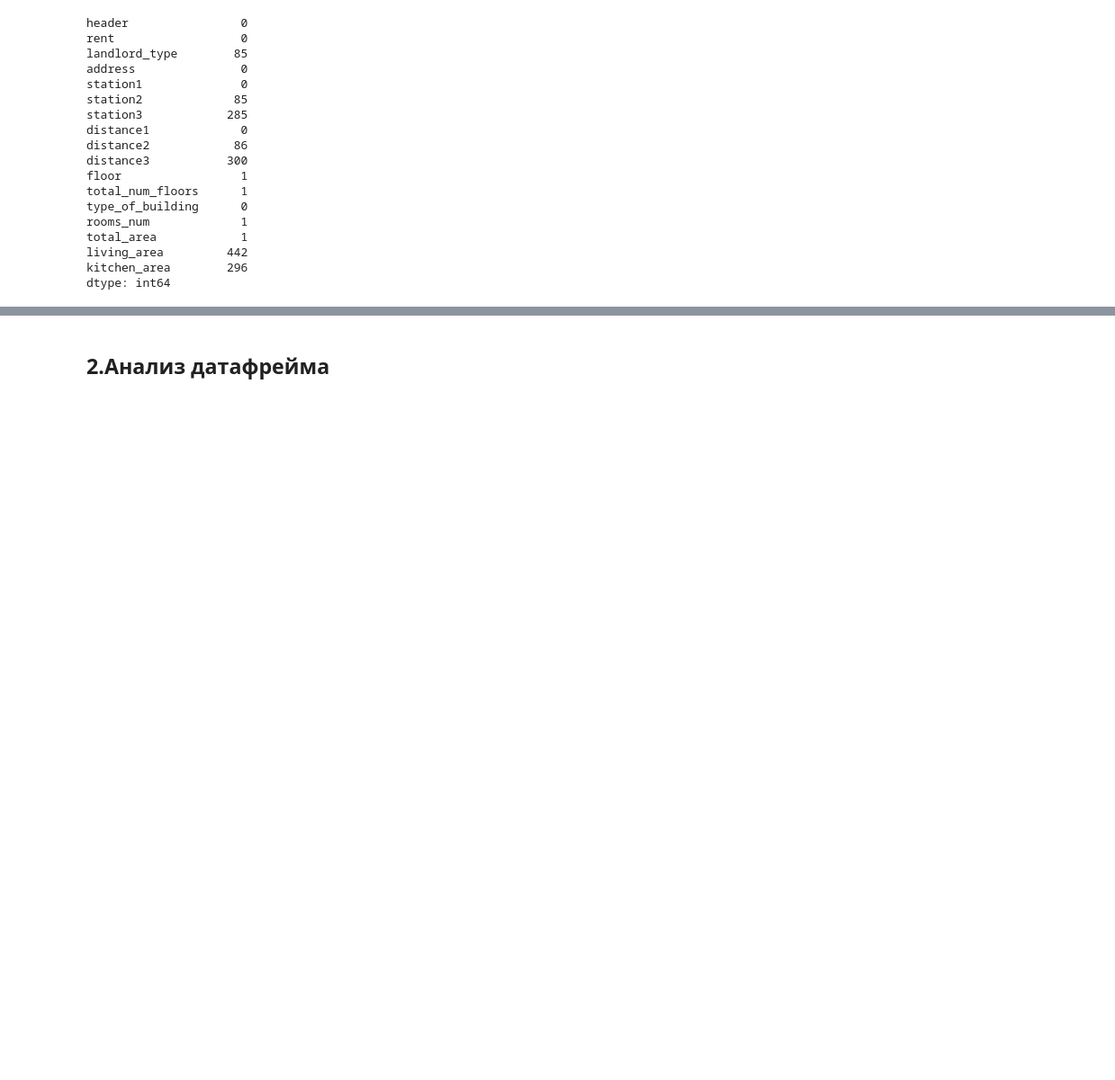
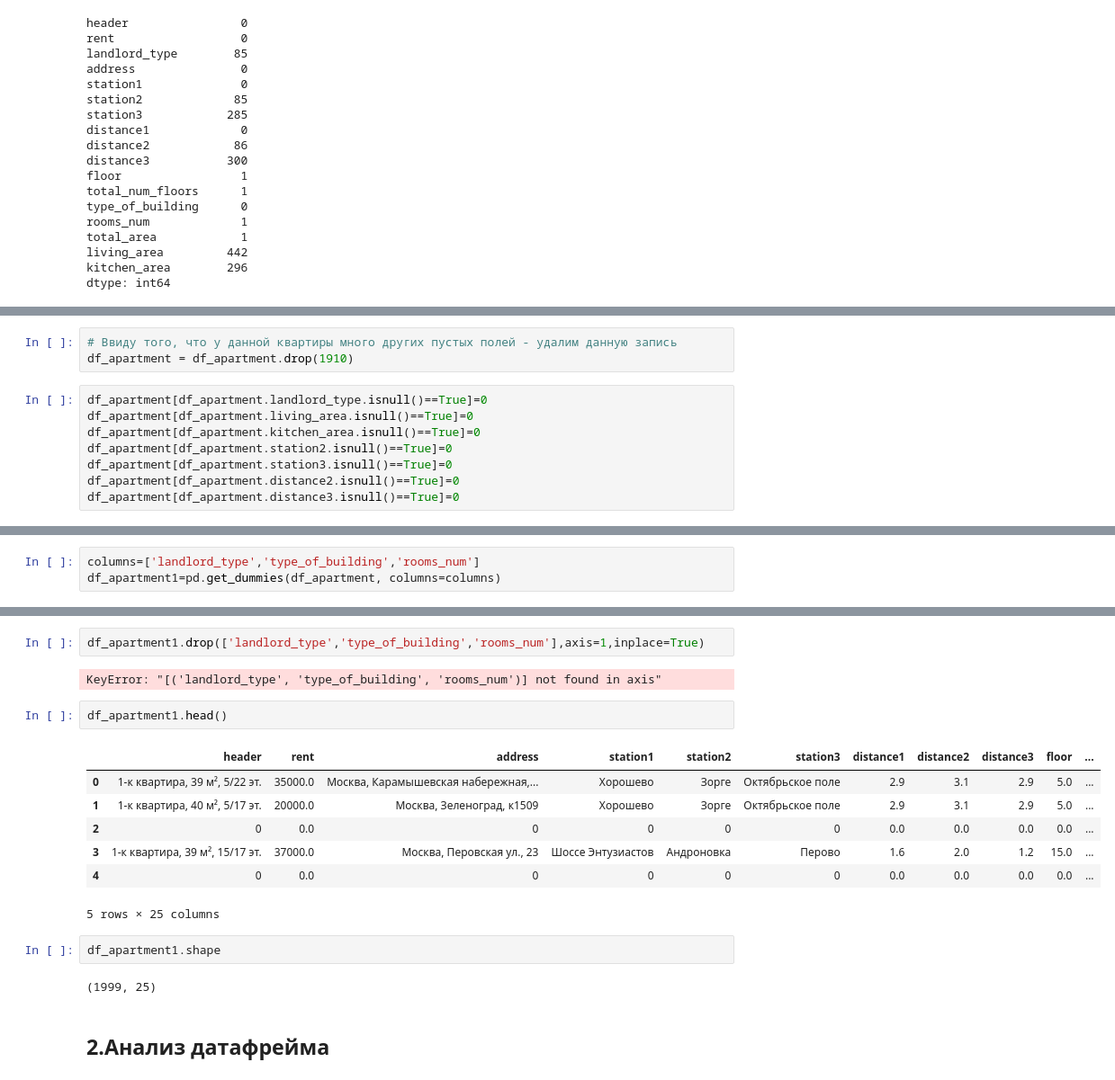
Before and after one commit to Pexincludtay/moscow_apartments, a Jupyter notebook: 1_avito_apartments.ipynb, the cells around one changed output, grey strips where cells are left out. Shown: that part at 90% size. Cells and saved outputs as stored; diff of their text form; blank space fills up the shorter version.

Commit message:
processed categorical columns

```diff
--- a/1_avito_apartments.ipynb
+++ b/1_avito_apartments.ipynb
@@ -481,0 +487,11 @@ dtype: int64
+# %%
+# Ввиду того, что у данной квартиры много других пустых полей - удалим данную запись
+df_apartment = df_apartment.drop(1910)
+# %%
+df_apartment[df_apartment.landlord_type.isnull()==True]=0
+df_apartment[df_apartment.living_area.isnull()==True]=0
+df_apartment[df_apartment.kitchen_area.isnull()==True]=0
+df_apartment[df_apartment.station2.isnull()==True]=0
+df_apartment[df_apartment.station3.isnull()==True]=0
+df_apartment[df_apartment.distance2.isnull()==True]=0
+df_apartment[df_apartment.distance3.isnull()==True]=0
@@ -481,0 +528,3 @@ dtype: int64
+# %%
+columns=['landlord_type','type_of_building','rooms_num']
+df_apartment1=pd.get_dummies(df_apartment, columns=columns)
@@ -482,2 +543,20 @@ dtype: int64
+# %%
+df_apartment1.drop(['landlord_type','type_of_building','rooms_num'],axis=1,inplace=True)
+# %% [output]
+KeyError: "[('landlord_type', 'type_of_building', 'rooms_num')] not found in axis"
+# %%
+df_apartment1.head()
+# %% [output]
+|  | header | rent | address | station1 | station2 | station3 | distance1 | distance2 | distance3 | floor | ... |
+| 0 | 1-к квартира, 39 м², 5/22 эт. | 35000.0 | Москва, Карамышевская набережная,... | Хорошево | Зорге | Октябрьское поле | 2.9 | 3.1 | 2.9 | 5.0 | ... |
+| 1 | 1-к квартира, 40 м², 5/17 эт. | 20000.0 | Москва, Зеленоград, к1509 | Хорошево | Зорге | Октябрьское поле | 2.9 | 3.1 | 2.9 | 5.0 | ... |
+| 2 | 0 | 0.0 | 0 | 0 | 0 | 0 | 0.0 | 0.0 | 0.0 | 0.0 | ... |
+| 3 | 1-к квартира, 39 м², 15/17 эт. | 37000.0 | Москва, Перовская ул., 23 | Шоссе Энтузиастов | Андроновка | Перово | 1.6 | 2.0 | 1.2 | 15.0 | ... |
+| 4 | 0 | 0.0 | 0 | 0 | 0 | 0 | 0.0 | 0.0 | 0.0 | 0.0 | ... |
+5 rows × 25 columns
+# %%
+df_apartment1.shape
+# %% [output]
+(1999, 25)
 # %% [markdown]
 ## 2.Анализ датафрейма
```
Also changed, not shown: parts of 4 cells of this notebook.
